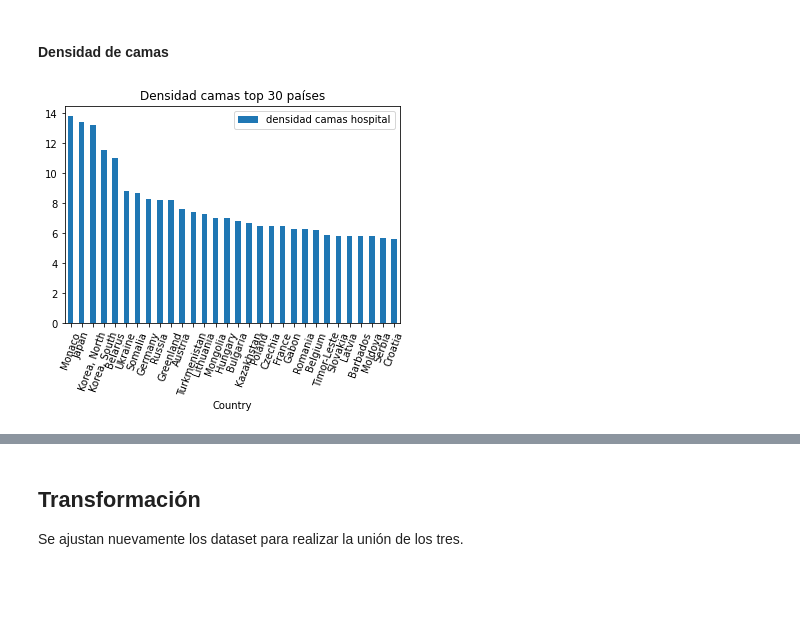
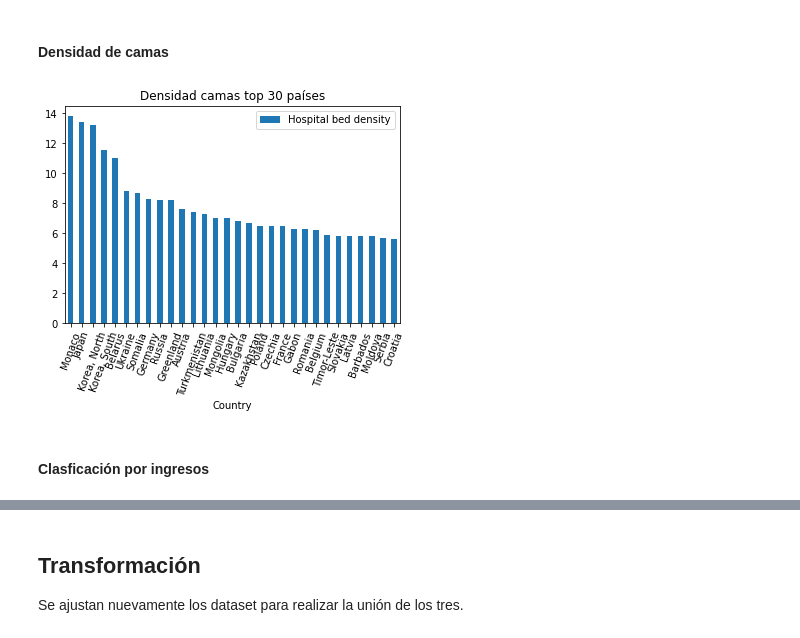
Before and after one commit to DiegoCanales/IIE575-AI-T1, a Jupyter notebook: tarea_AI_1.ipynb, the cells around one changed output, grey strips where cells are left out. Saved outputs shown, nothing was run; the diff lists cells and outputs as text; code cells hidden in the pictures; blank space fills up the shorter version.

Commit message:
inclusion datos clasificacion por ingresos

```diff
--- a/tarea_AI_1.ipynb
+++ b/tarea_AI_1.ipynb
@@ -203,17 +242,15 @@ poblacion.rename(columns={'name':'país',
 # %%
 # dividir el string de la columna Hospital bed density para obtener el valor
 aux = densidad_camas['Hospital bed density'].str.split(expand=True)
-# se guarda el valor de la densidad en la nueva columna 'densidad camas hospital'
-densidad_camas['densidad camas hospital'] = aux[0]
+# se guarda el valor de la densidad en la nueva columna 'Hospital bed density'
+densidad_camas['Hospital bed density'] = aux[0]
 del aux # elimina la variable aux
-# elimina la columna 'Hospital bed density' que contiene el string completo
-densidad_camas = densidad_camas.drop('Hospital bed density', axis=1)
 # cambia el tipo de la nueva columna a float
-densidad_camas['densidad camas hospital'] = densidad_camas['densidad camas hospital'].astype(float)
+densidad_camas['Hospital bed density'] = densidad_camas['Hospital bed density'].astype(float)
 # elimina las columnas sin datos
 densidad_camas = densidad_camas.dropna()
 # ordenar los datos según densidad de datos de manera descendiente
-densidad_camas.sort_values(by='densidad camas hospital', inplace=True, ascending=False)
+densidad_camas.sort_values(by='Hospital bed density', inplace=True, ascending=False)
 # 10 paises con mayor densidad
 densidad_camas.head(10)
 # %% [output]
@@ -269,7 +334,9 @@ plt.show(block=True)
 #### Densidad de camas
 # %%
 top = 30
-densidad_camas.head(top).plot.bar(x='Country', y='densidad camas hospital', rot=70, title='Densidad camas top '+str(top)+' países')
+densidad_camas.head(top).plot.bar(x='Country', y='Hospital bed density', rot=70, title='Densidad camas top '+str(top)+' países')
 plt.show(block=True)
 # %% [output]
-[figure, old version]
+[figure, new version]
+# %% [markdown]
+#### Clasficación por ingresos
```
Also changed, not shown: parts of 30 cells of this notebook.
